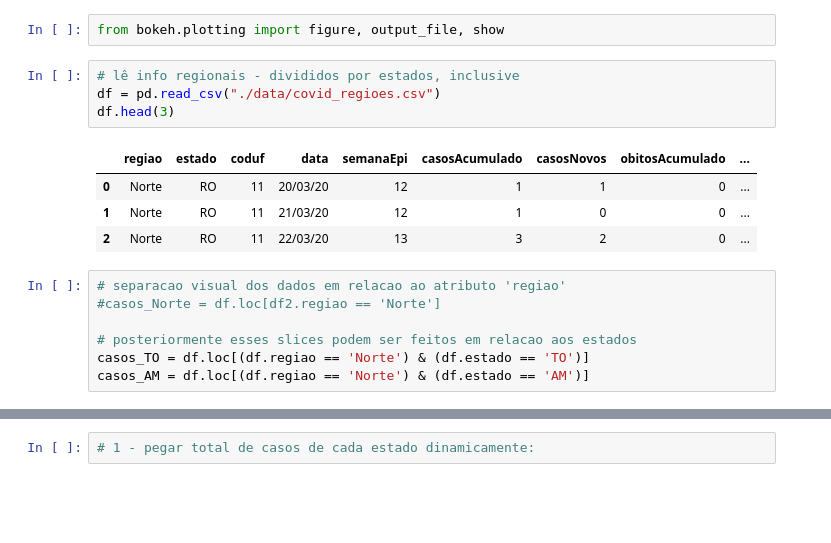
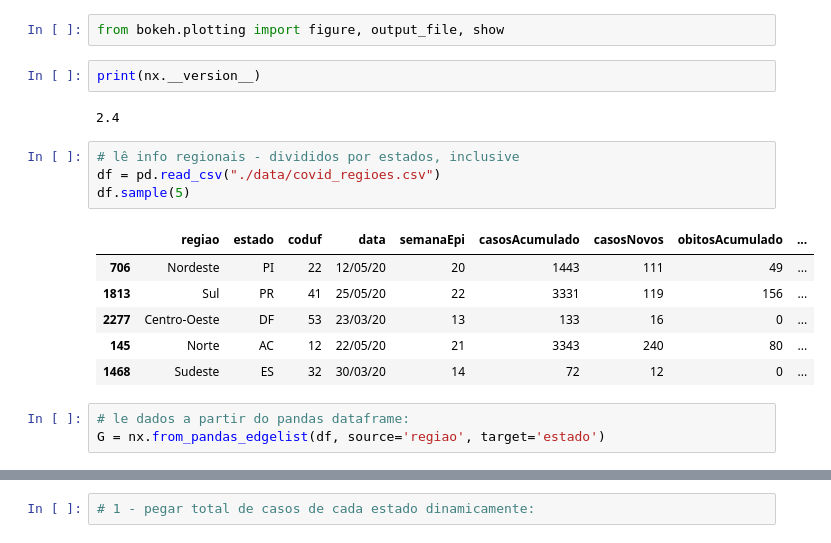
Before and after one commit to JohnnyUFT/RedesComplexas, a Jupyter notebook: Covid19.ipynb, the cells around one changed output, grey strips where cells are left out. Cells and saved outputs as stored; diff of their text form; blank space fills up the shorter version.

```diff
--- a/Covid19.ipynb
+++ b/Covid19.ipynb
@@ -29,19 +13,21 @@ sns.relplot(x="semanaEpi", y="casosNovos",
 ### Entendimento dos dados a partir de graficos e outros indicadores
 # %%
 from bokeh.plotting import figure, output_file, show
+# %%
+print(nx.__version__)
+# %% [output]
+2.4
 # %%
 # lê info regionais - divididos por estados, inclusive
 df = pd.read_csv("./data/covid_regioes.csv")
-df.head(3)
+df.sample(5)
 # %% [output]
 |  | regiao | estado | coduf | data | semanaEpi | casosAcumulado | casosNovos | obitosAcumulado | ... |
-| 0 | Norte | RO | 11 | 20/03/20 | 12 | 1 | 1 | 0 | ... |
-| 1 | Norte | RO | 11 | 21/03/20 | 12 | 1 | 0 | 0 | ... |
-| 2 | Norte | RO | 11 | 22/03/20 | 13 | 3 | 2 | 0 | ... |
+| 706 | Nordeste | PI | 22 | 12/05/20 | 20 | 1443 | 111 | 49 | ... |
+| 1813 | Sul | PR | 41 | 25/05/20 | 22 | 3331 | 119 | 156 | ... |
+| 2277 | Centro-Oeste | DF | 53 | 23/03/20 | 13 | 133 | 16 | 0 | ... |
+| 145 | Norte | AC | 12 | 22/05/20 | 21 | 3343 | 240 | 80 | ... |
+| 1468 | Sudeste | ES | 32 | 30/03/20 | 14 | 72 | 12 | 0 | ... |
-# %%
-# separacao visual dos dados em relacao ao atributo 'regiao'
-#casos_Norte = df.loc[df2.regiao == 'Norte']
-
-# posteriormente esses slices podem ser feitos em relacao aos estados
-casos_TO = df.loc[(df.regiao == 'Norte') & (df.estado == 'TO')]
-casos_AM = df.loc[(df.regiao == 'Norte') & (df.estado == 'AM')]
+# %%
+# le dados a partir do pandas dataframe:
+G = nx.from_pandas_edgelist(df, source='regiao', target='estado')
```
Also changed, not shown: parts of 9 cells of this notebook.
